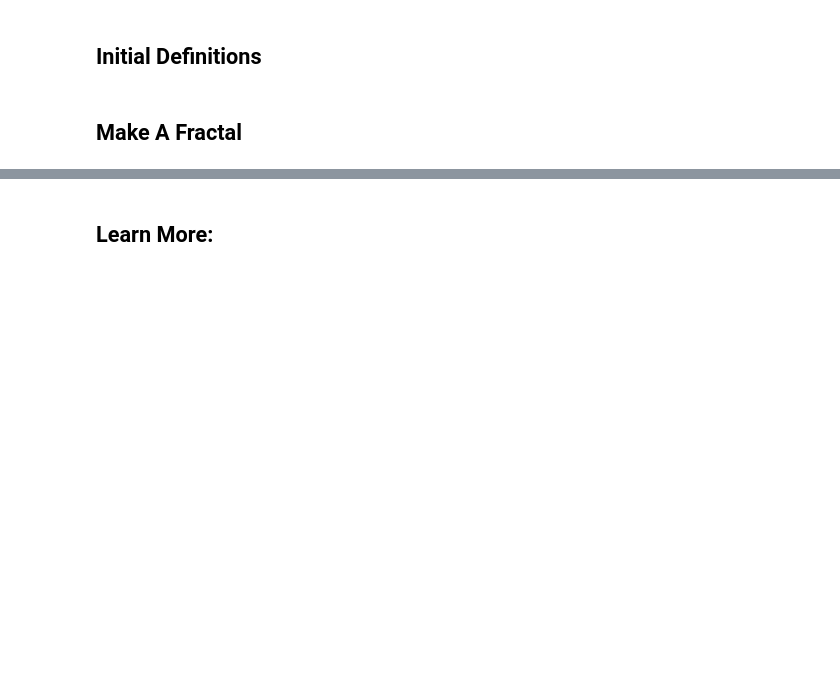
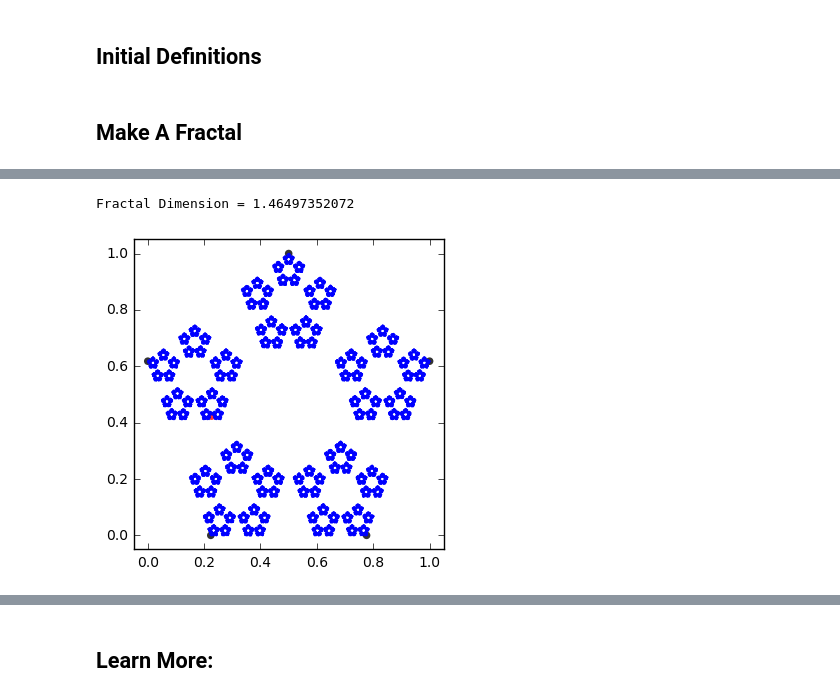
Before and after one commit to egodat/chaos_game_fractal, a Jupyter notebook: fractal_from_random.ipynb, the cells around one changed output, grey strips where cells are left out. Saved outputs shown, nothing was run; the diff lists cells and outputs as text; code cells hidden in the pictures; blank space fills up the shorter version.

```diff
--- a/fractal_from_random.ipynb
+++ b/fractal_from_random.ipynb
@@ -111,0 +131,5 @@ Fractal Dimension = 1.64958234823
+# %%
+GenerateFractal(5,1./3,50000,True)
+# %% [output]
+Fractal Dimension = 1.46497352072
+[figure, added]
```
Also changed, not shown: parts of 15 cells of this notebook.
